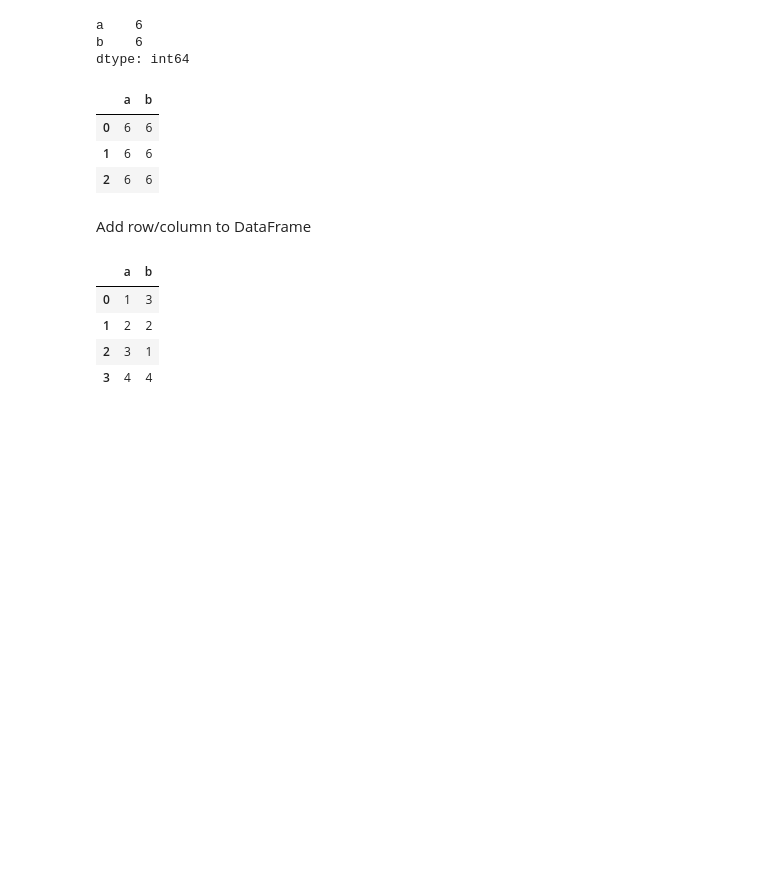
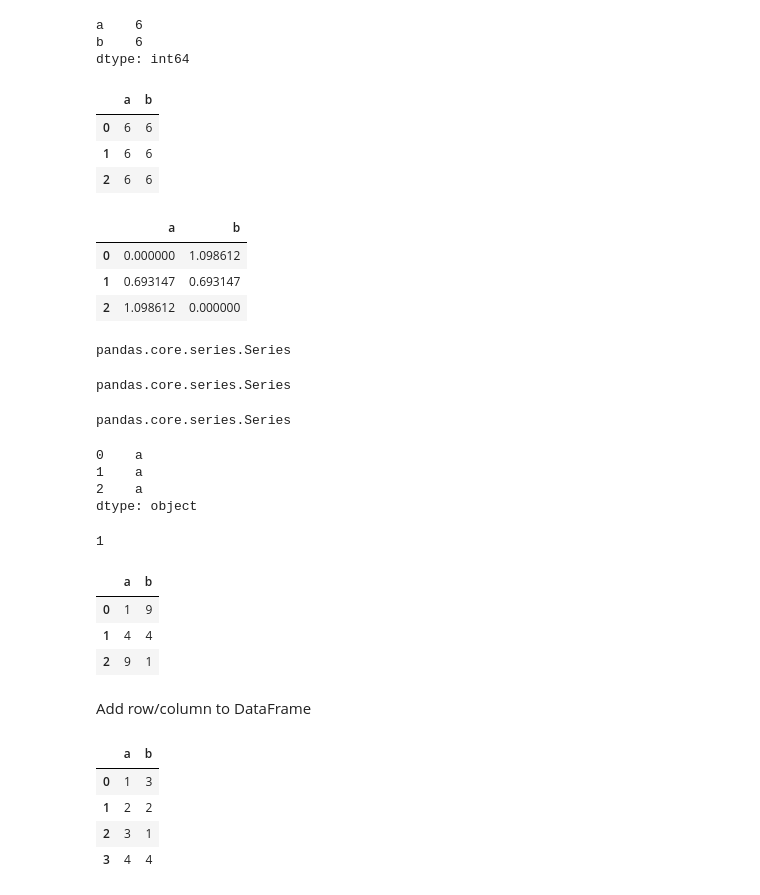
Before and after one commit to HaoranYi/gitProj, a Jupyter notebook: notebook/pp2.ipynb, the cells around one changed output. Saved outputs shown, nothing was run; the diff lists cells and outputs as text; code cells hidden in the pictures; blank space fills up the shorter version.

```diff
--- a/notebook/pp2.ipynb
+++ b/notebook/pp2.ipynb
@@ -53,6 +53,49 @@ df.apply(np.sum, broadcast=True)
 | 0 | 6 | 6 |
 | 1 | 6 | 6 |
 | 2 | 6 | 6 |
+# %%
+df.apply(np.log)
+# %% [output]
+|  | a | b |
+| 0 | 0.000000 | 1.098612 |
+| 1 | 0.693147 | 0.693147 |
+| 2 | 1.098612 | 0.000000 |
+# %%
+x = df['a'].apply(lambda x: x**2)
+type(x)
+# %% [output]
+pandas.core.series.Series
+# %%
+x = df['a'].map(lambda x: x**2)
+type(x)
+# %% [output]
+pandas.core.series.Series
+# %%
+# accessing index from Series
+s = df['a']
+
+s2 = pd.Series(s.reset_index().apply(lambda x: x**2, axis=1).values[:, 1], index = s.index)
+type(s2)
+# %% [output]
+pandas.core.series.Series
+# %%
+df.apply(lambda x: x.index[0], axis=1)
+# %% [output]
+0    a
+1    a
+2    a
+dtype: object
+# %%
+df.index.get_loc(1)
+# %% [output]
+1
+# %%
+df.applymap(lambda x: x**2)
+# %% [output]
+|  | a | b |
+| 0 | 1 | 9 |
+| 1 | 4 | 4 |
+| 2 | 9 | 1 |
 # %% [markdown]
 Add row/column to DataFrame
 # %%
```
Also changed, not shown: parts of 2 cells of this notebook.
